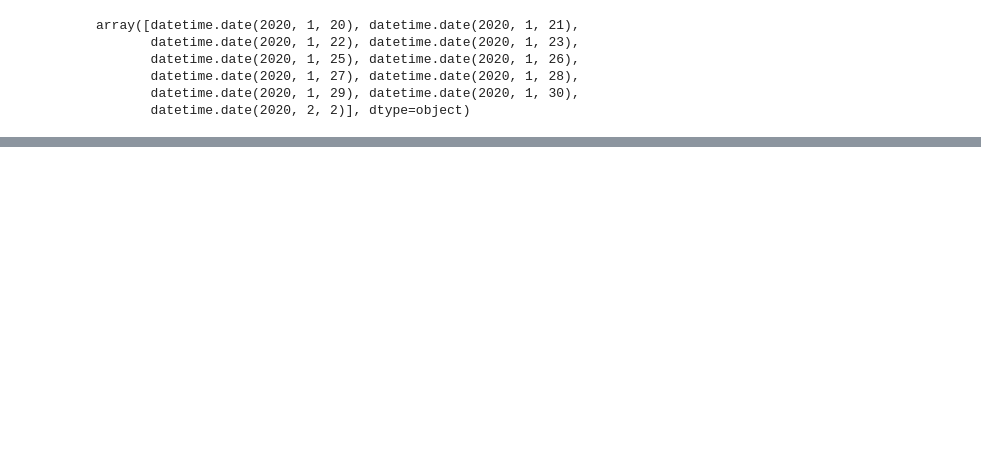
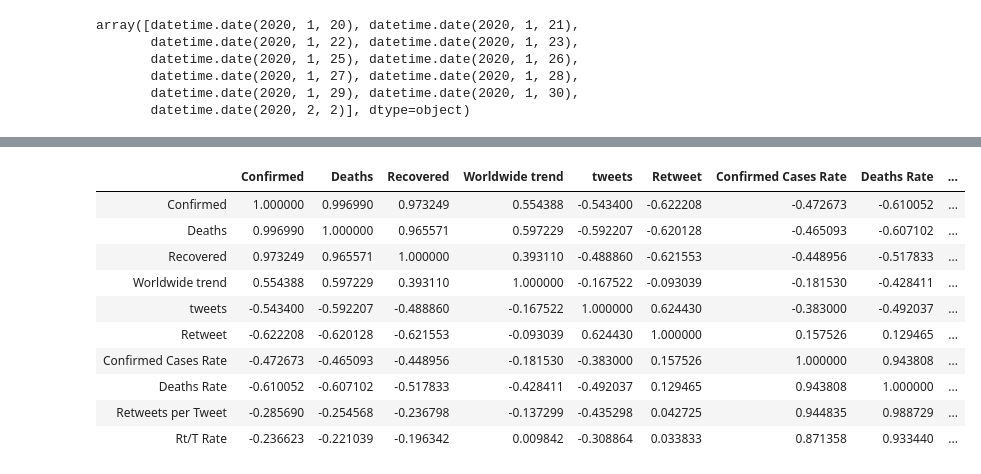
Before and after one commit to duarteharris/Project-Week-3-Data-Thieves, a Jupyter notebook: your-project/final.ipynb, the cells around one changed output, grey strips where cells are left out. Drawn from its saved outputs; the diff is of its cells as text; code cells hidden in the pictures; blank space fills up the shorter version.

Commit message:
We got the corr! [Need to recheck]

```diff
--- a/your-project/final.ipynb
+++ b/your-project/final.ipynb
@@ -514,0 +563,14 @@ outbreak_df
+# %%
+outbreak_df.corr()
+# %% [output]
+|  | Confirmed | Deaths | Recovered | Worldwide trend | tweets | Retweet | Confirmed Cases Rate | Deaths Rate | ... |
+| Confirmed | 1.000000 | 0.996990 | 0.973249 | 0.554388 | -0.543400 | -0.622208 | -0.472673 | -0.610052 | ... |
+| Deaths | 0.996990 | 1.000000 | 0.965571 | 0.597229 | -0.592207 | -0.620128 | -0.465093 | -0.607102 | ... |
+| Recovered | 0.973249 | 0.965571 | 1.000000 | 0.393110 | -0.488860 | -0.621553 | -0.448956 | -0.517833 | ... |
+| Worldwide trend | 0.554388 | 0.597229 | 0.393110 | 1.000000 | -0.167522 | -0.093039 | -0.181530 | -0.428411 | ... |
+| tweets | -0.543400 | -0.592207 | -0.488860 | -0.167522 | 1.000000 | 0.624430 | -0.383000 | -0.492037 | ... |
+| Retweet | -0.622208 | -0.620128 | -0.621553 | -0.093039 | 0.624430 | 1.000000 | 0.157526 | 0.129465 | ... |
+| Confirmed Cases Rate | -0.472673 | -0.465093 | -0.448956 | -0.181530 | -0.383000 | 0.157526 | 1.000000 | 0.943808 | ... |
+| Deaths Rate | -0.610052 | -0.607102 | -0.517833 | -0.428411 | -0.492037 | 0.129465 | 0.943808 | 1.000000 | ... |
+| Retweets per Tweet | -0.285690 | -0.254568 | -0.236798 | -0.137299 | -0.435298 | 0.042725 | 0.944835 | 0.988729 | ... |
+| Rt/T Rate | -0.236623 | -0.221039 | -0.196342 | 0.009842 | -0.308864 | 0.033833 | 0.871358 | 0.933440 | ... |
```
Also changed, not shown: parts of 16 cells of this notebook.
